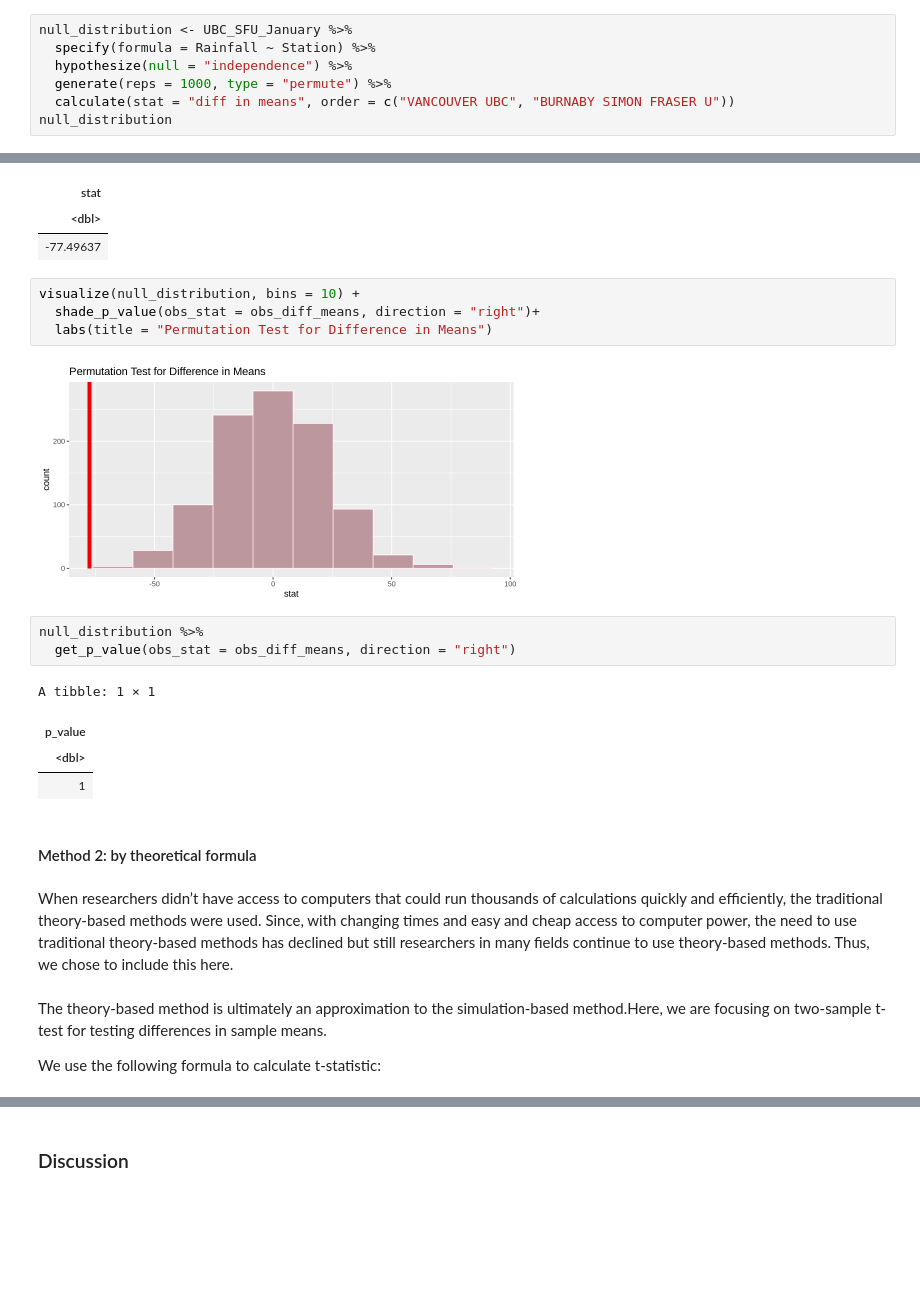
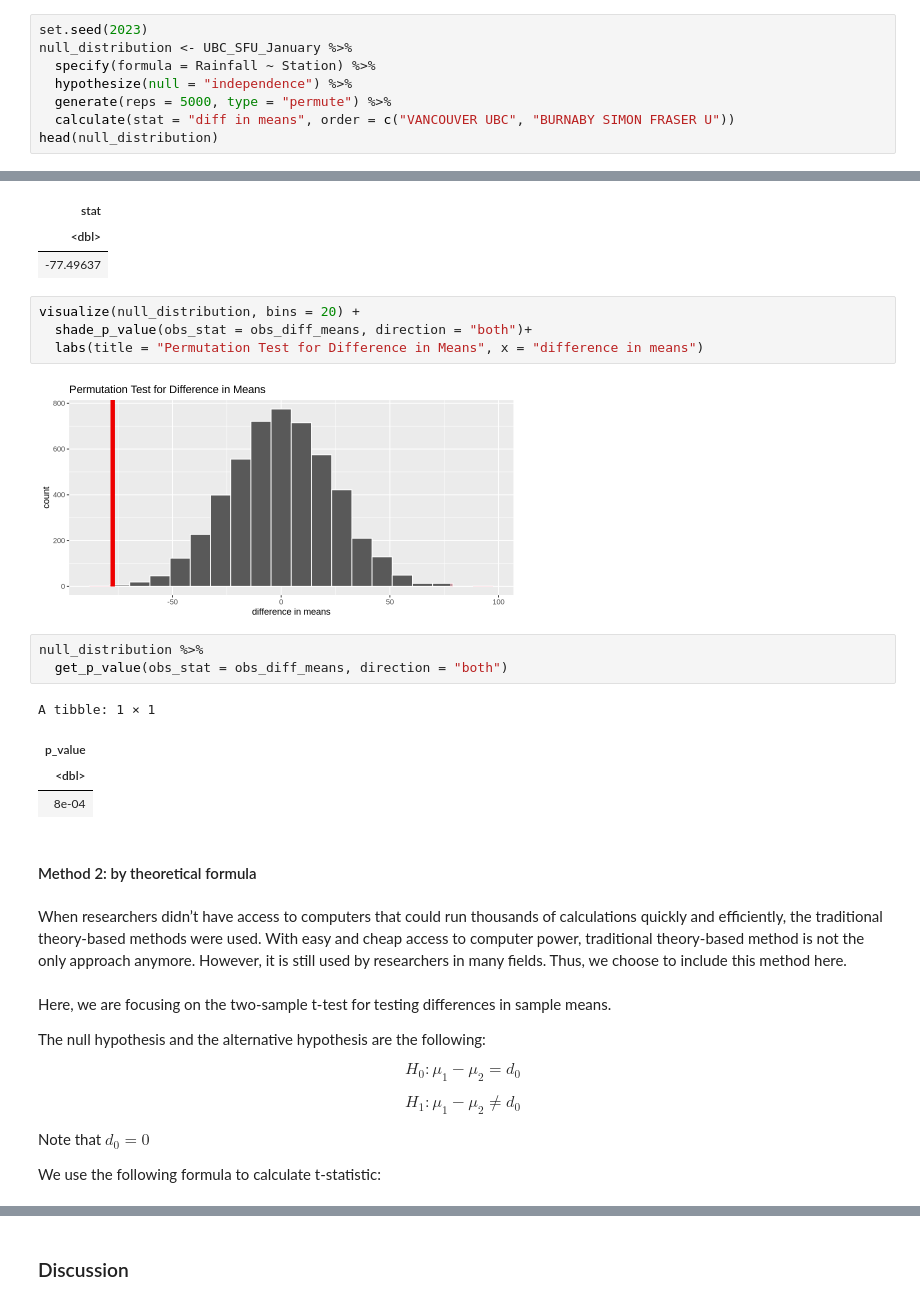
Before and after one commit to jessie-liang/STAT-201, a Jupyter notebook: Report.ipynb, the cells around one changed output, grey strips where cells are left out. Drawn from its saved outputs; the diff is of its cells as text; blank space fills up the shorter version.

Commit message:
Modified hypothesis testing

```diff
--- a/Report.ipynb
+++ b/Report.ipynb
@@ -297,8 +299,9 @@ We visualize the null_distribution next, also we use the shade_p_value() functio
 # %%
+set.seed(2023)
 null_distribution <- UBC_SFU_January %>%
   specify(formula = Rainfall ~ Station) %>%
   hypothesize(null = "independence") %>%
-  generate(reps = 1000, type = "permute") %>%
+  generate(reps = 5000, type = "permute") %>%
   calculate(stat = "diff in means", order = c("VANCOUVER UBC", "BURNABY SIMON FRASER U"))
-null_distribution
+head(null_distribution)
 # %% [output]
@@ -332,25 +325,33 @@ A infer: 1 × 1
 | <dbl> |
 | -77.49637 |
 # %%
-visualize(null_distribution, bins = 10) +
-  shade_p_value(obs_stat = obs_diff_means, direction = "right")+
-  labs(title = "Permutation Test for Difference in Means")
+visualize(null_distribution, bins = 20) +
+  shade_p_value(obs_stat = obs_diff_means, direction = "both")+
+  labs(title = "Permutation Test for Difference in Means", x = "difference in means")
 # %% [output]
-[figure, old version]
+[figure, new version]
 # %%
 null_distribution %>%
-  get_p_value(obs_stat = obs_diff_means, direction = "right")
+  get_p_value(obs_stat = obs_diff_means, direction = "both")
 # %% [output]
 A tibble: 1 × 1
 | p_value |
 | <dbl> |
-| 1 |
+| 8e-04 |
 # %% [markdown]
 #### Method 2: by theoretical formula
 # %% [markdown]
-When researchers didn’t have access to computers that could run thousands of calculations quickly and efficiently, the traditional theory-based methods were used. Since, with changing times and easy and cheap access to computer power, the need to use traditional theory-based methods has declined but still researchers in many fields continue to use theory-based methods. Thus, we chose to include this here.
+When researchers didn’t have access to computers that could run thousands of calculations quickly and efficiently, the traditional theory-based methods were used. With easy and cheap access to computer power, traditional theory-based method is not the only approach anymore. However, it is still used by researchers in many fields. Thus, we choose to include this method here.
 # %% [markdown]
-The theory-based method is ultimately an approximation to the simulation-based method.Here, we are focusing on two-sample t-test for testing differences in sample means.
+Here, we are focusing on the two-sample t-test for testing differences in sample means.
+
+The null hypothesis and the alternative hypothesis are the following:
+
+$$H_0: \mu_1 - \mu_2 = d_0$$
+
+$$H_1: \mu_1 - \mu_2 \neq d_0$$
+
+Note that $d_0 = 0$
 
 We use the following formula to calculate t-statistic:
 # %% [markdown]
```
Also changed, not shown: parts of 22 cells of this notebook.
